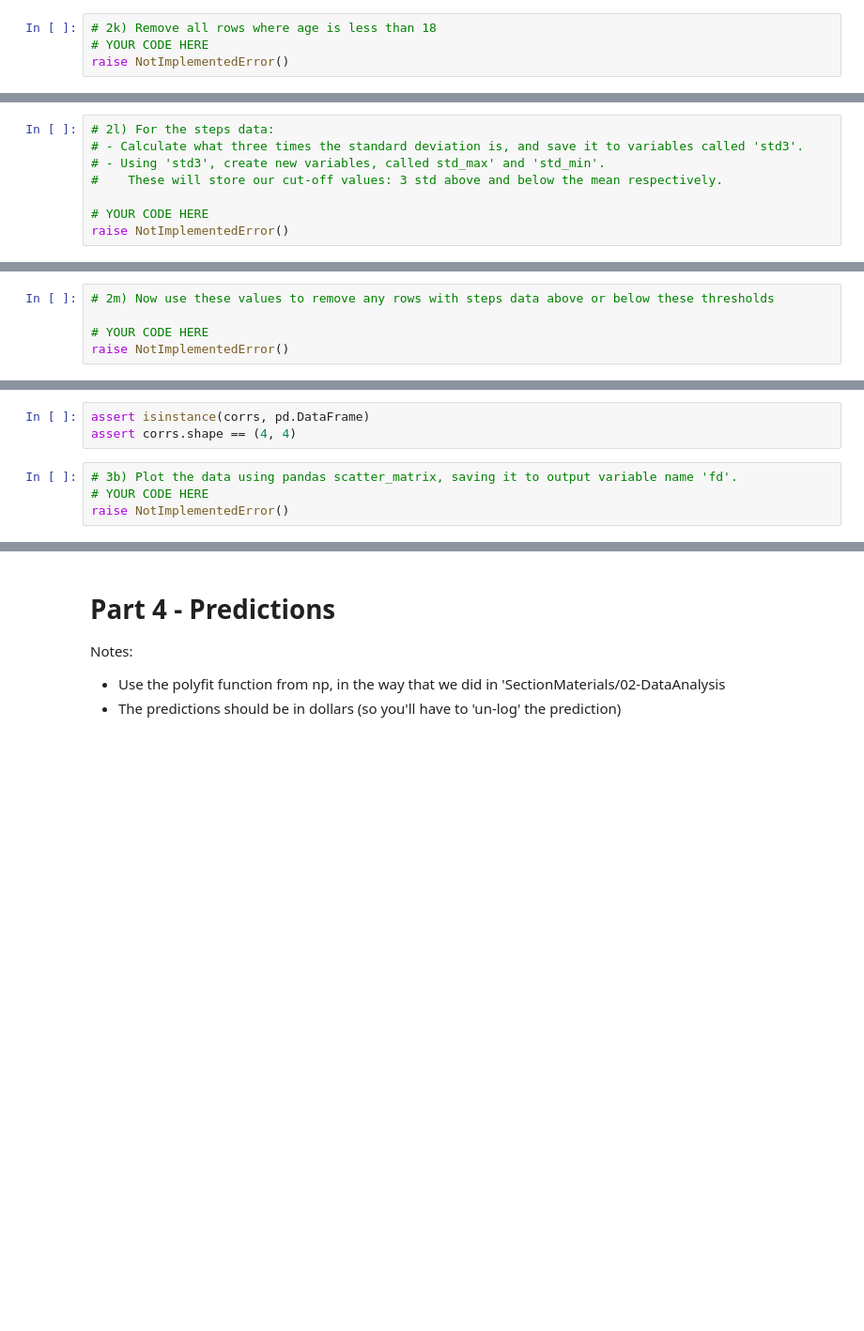
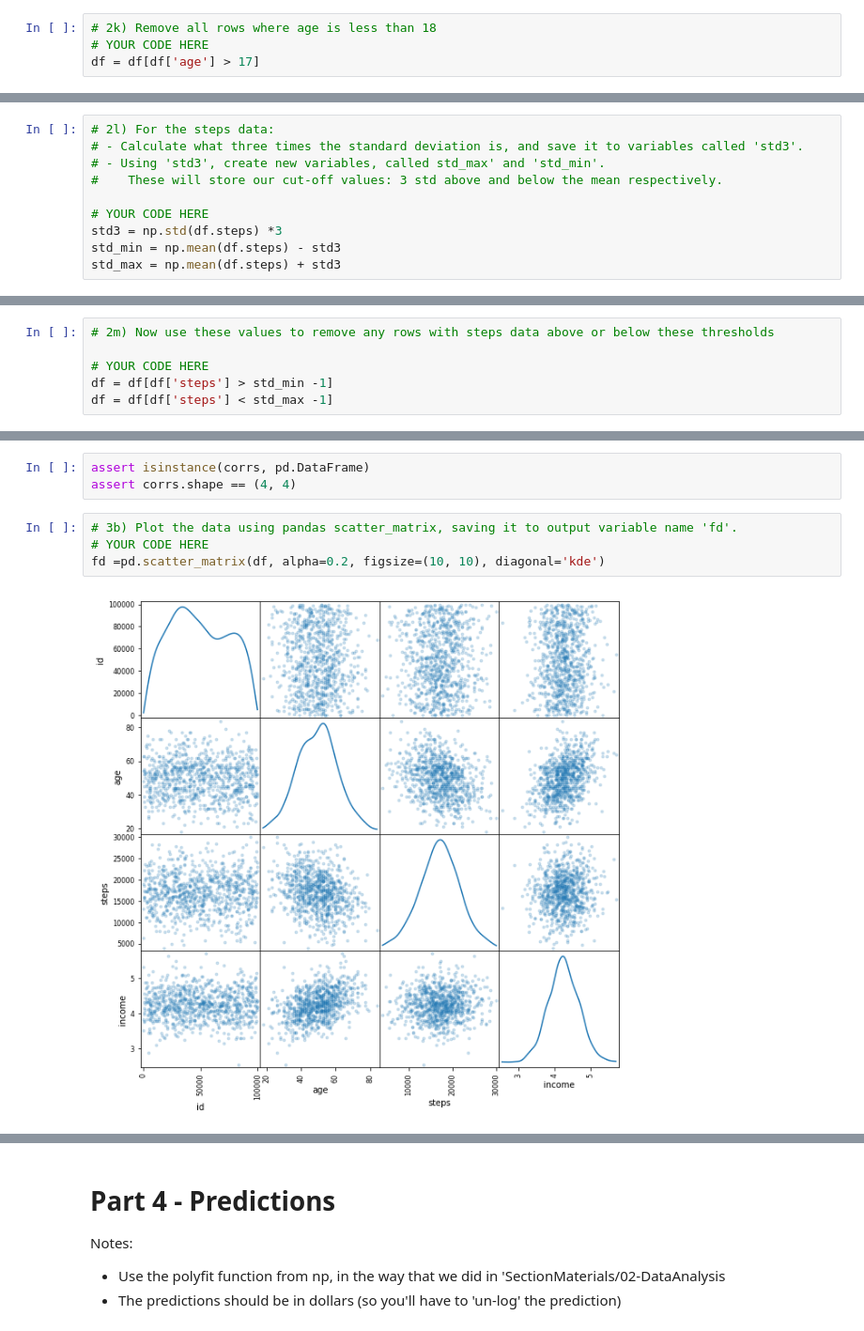
Before and after one commit to Atl043/COGS108_Repo, a Jupyter notebook: Assignments/A2/A2_A12818225.ipynb, the cells around one changed output, grey strips where cells are left out. Shown: that part at 94% size. Drawn from its saved outputs; the diff is of its cells as text; blank space fills up the shorter version.

```diff
--- a/Assignments/A2/A2_A12818225.ipynb
+++ b/Assignments/A2/A2_A12818225.ipynb
@@ -159,7 +190,7 @@ YOUR ANSWER HERE
 # %%
 # 2k) Remove all rows where age is less than 18
 # YOUR CODE HERE
-raise NotImplementedError()
+df = df[df['age'] > 17]
 # %%
 assert min(df['age']) >= 18
 # %% [markdown]
@@ -172,7 +203,9 @@ Next, we're going to remove all rows where the data for the steps column exceeds
 #    These will store our cut-off values: 3 std above and below the mean respectively.
 
 # YOUR CODE HERE
-raise NotImplementedError()
+std3 = np.std(df.steps) *3
+std_min = np.mean(df.steps) - std3
+std_max = np.mean(df.steps) + std3
 # %%
 assert(std3)
 assert(std_min)
@@ -181,7 +214,8 @@ assert(std_max)
 # 2m) Now use these values to remove any rows with steps data above or below these thresholds
 
 # YOUR CODE HERE
-raise NotImplementedError()
+df = df[df['steps'] > std_min -1]
+df = df[df['steps'] < std_max -1]
 # %%
 assert min(df['steps']) > 3446
 assert max(df['steps']) < 30594
@@ -203,6 +237,8 @@ assert corrs.shape == (4, 4)
 # %%
 # 3b) Plot the data using pandas scatter_matrix, saving it to output variable name 'fd'.
 # YOUR CODE HERE
-raise NotImplementedError()
+fd =pd.scatter_matrix(df, alpha=0.2, figsize=(10, 10), diagonal='kde')
+# %% [output]
+[figure, added]
 # %%
 fd[0][0].axes.has_data()
```
Also changed, not shown: parts of 23 cells of this notebook.
